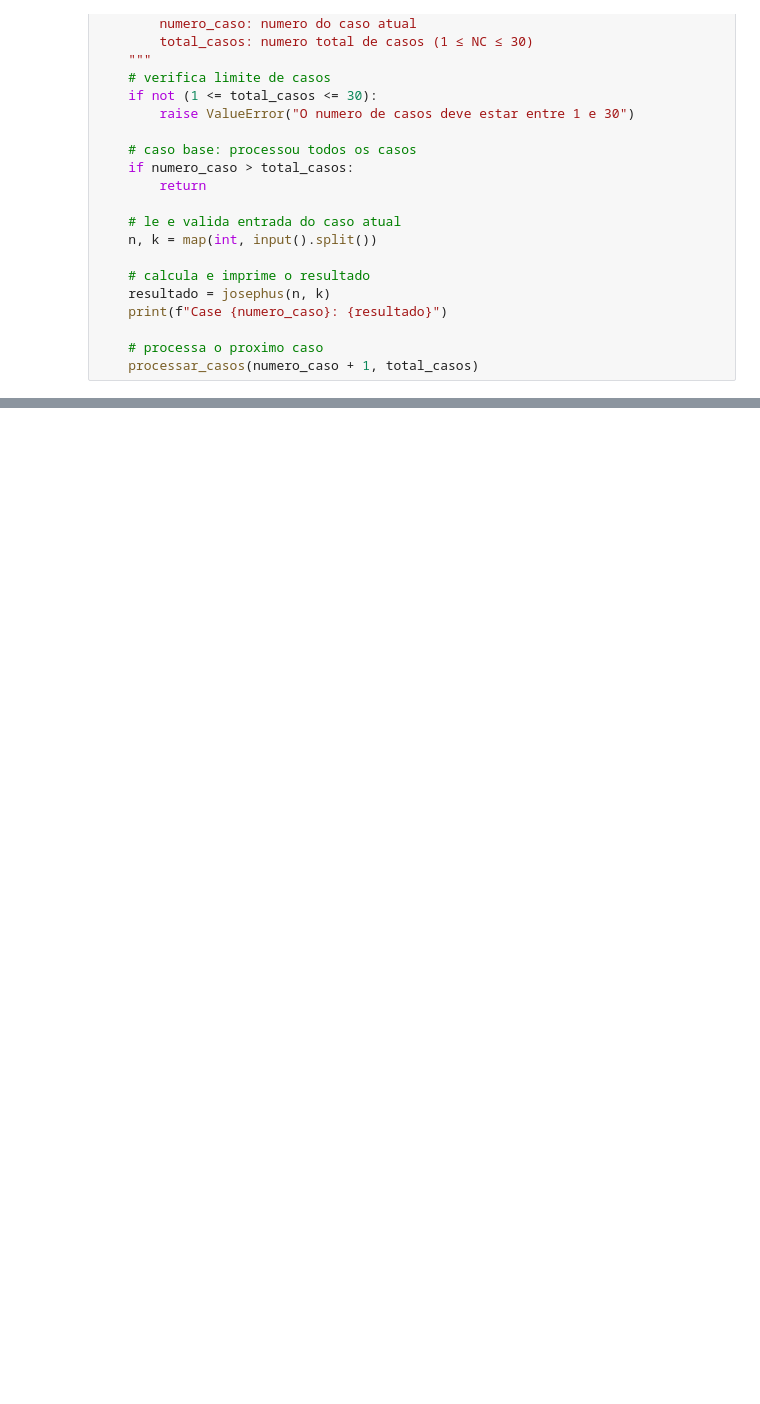
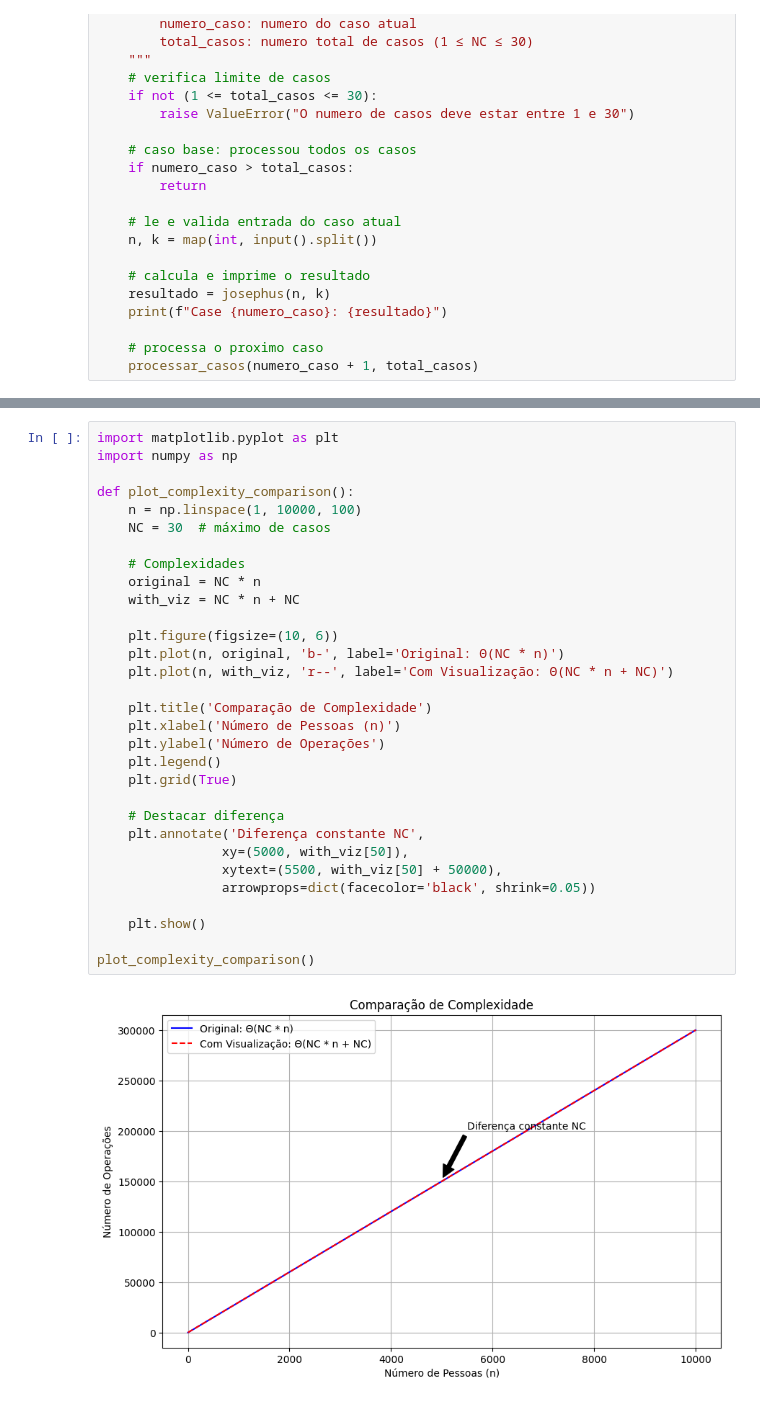
Before and after one commit to RitaDCassia/CNN, a Jupyter notebook: Josephus.ipynb, the cells around one changed output, grey strips where cells are left out. Drawn from its saved outputs; the diff is of its cells as text; blank space fills up the shorter version.

```diff
--- a/Josephus.ipynb
+++ b/Josephus.ipynb
@@ -87,0 +334,33 @@ Case 3: 25
+# %%
+import matplotlib.pyplot as plt
+import numpy as np
+
+def plot_complexity_comparison():
+    n = np.linspace(1, 10000, 100)
+    NC = 30  # máximo de casos
+
+    # Complexidades
+    original = NC * n
+    with_viz = NC * n + NC
+
+    plt.figure(figsize=(10, 6))
+    plt.plot(n, original, 'b-', label='Original: Θ(NC * n)')
+    plt.plot(n, with_viz, 'r--', label='Com Visualização: Θ(NC * n + NC)')
+
+    plt.title('Comparação de Complexidade')
+    plt.xlabel('Número de Pessoas (n)')
+    plt.ylabel('Número de Operações')
+    plt.legend()
+    plt.grid(True)
+
+    # Destacar diferença
+    plt.annotate('Diferença constante NC',
+                xy=(5000, with_viz[50]),
+                xytext=(5500, with_viz[50] + 50000),
+                arrowprops=dict(facecolor='black', shrink=0.05))
+
+    plt.show()
+
+plot_complexity_comparison()
+# %% [output]
+[figure, added]
```
Also changed, not shown: parts of 8 cells of this notebook.
